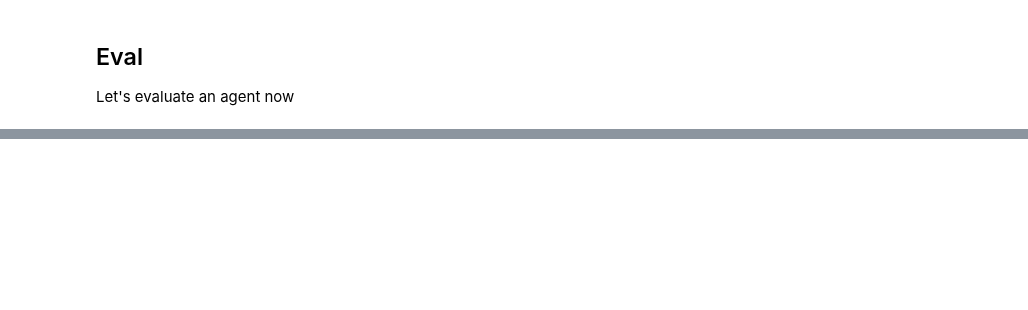
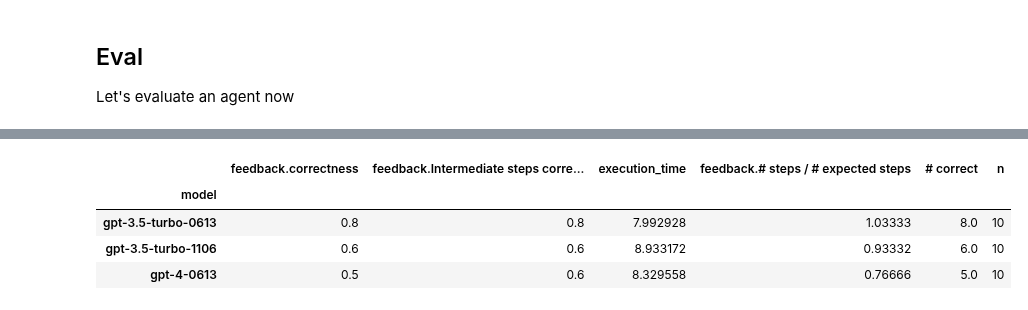
Before and after one commit to langchain-ai/langchain-benchmarks, a Jupyter notebook: docs/source/notebooks/tool_usage/multiverse_math.ipynb, the cells around one changed output, grey strips where cells are left out. Drawn from its saved outputs; the diff is of its cells as text; code cells hidden in the pictures; blank space fills up the shorter version.

```diff
--- a/docs/source/notebooks/tool_usage/multiverse_math.ipynb
+++ b/docs/source/notebooks/tool_usage/multiverse_math.ipynb
@@ -151,0 +176,18 @@ df.head()
+# %%
+correct_df = df.groupby("model")["feedback.correctness"].sum().to_frame("# correct")
+count_df = df.groupby("model").size().to_frame("n")
+
+columns = [
+    "feedback.correctness",
+    "feedback.Intermediate steps correctness",
+    "execution_time",
+    "feedback.# steps / # expected steps",
+]
+
+df.groupby("model")[columns].mean().join(correct_df).join(count_df)
+# %% [output]
+|  | feedback.correctness | feedback.Intermediate steps corre... | execution_time | feedback.# steps / # expected steps | # correct | n |
+| model |  |  |  |  |  |  |
+| gpt-3.5-turbo-0613 | 0.8 | 0.8 | 7.992928 | 1.03333 | 8.0 | 10 |
+| gpt-3.5-turbo-1106 | 0.6 | 0.6 | 8.933172 | 0.93332 | 6.0 | 10 |
+| gpt-4-0613 | 0.5 | 0.6 | 8.329558 | 0.76666 | 5.0 | 10 |
```
Also changed, not shown: parts of 16 cells of this notebook, 8 other files.
